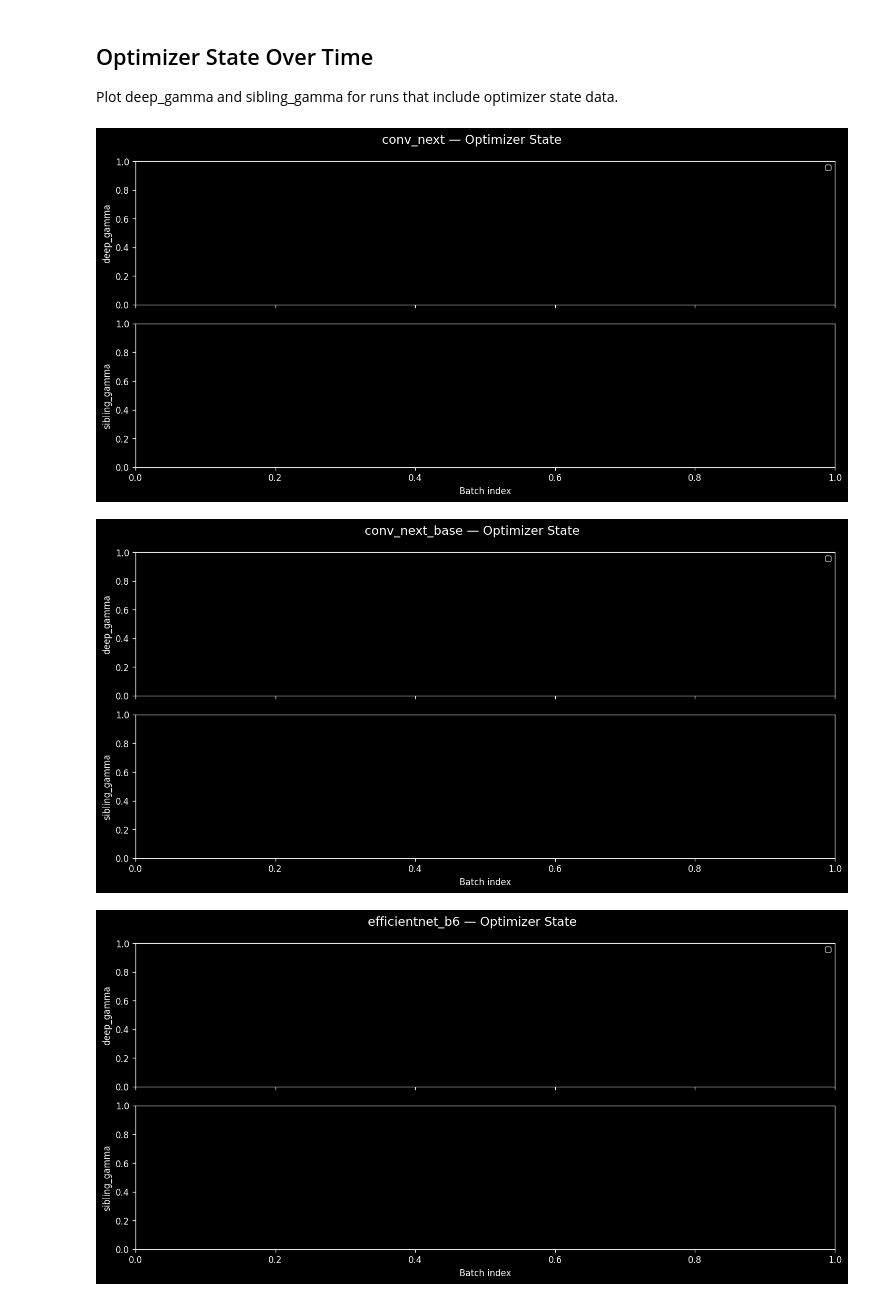
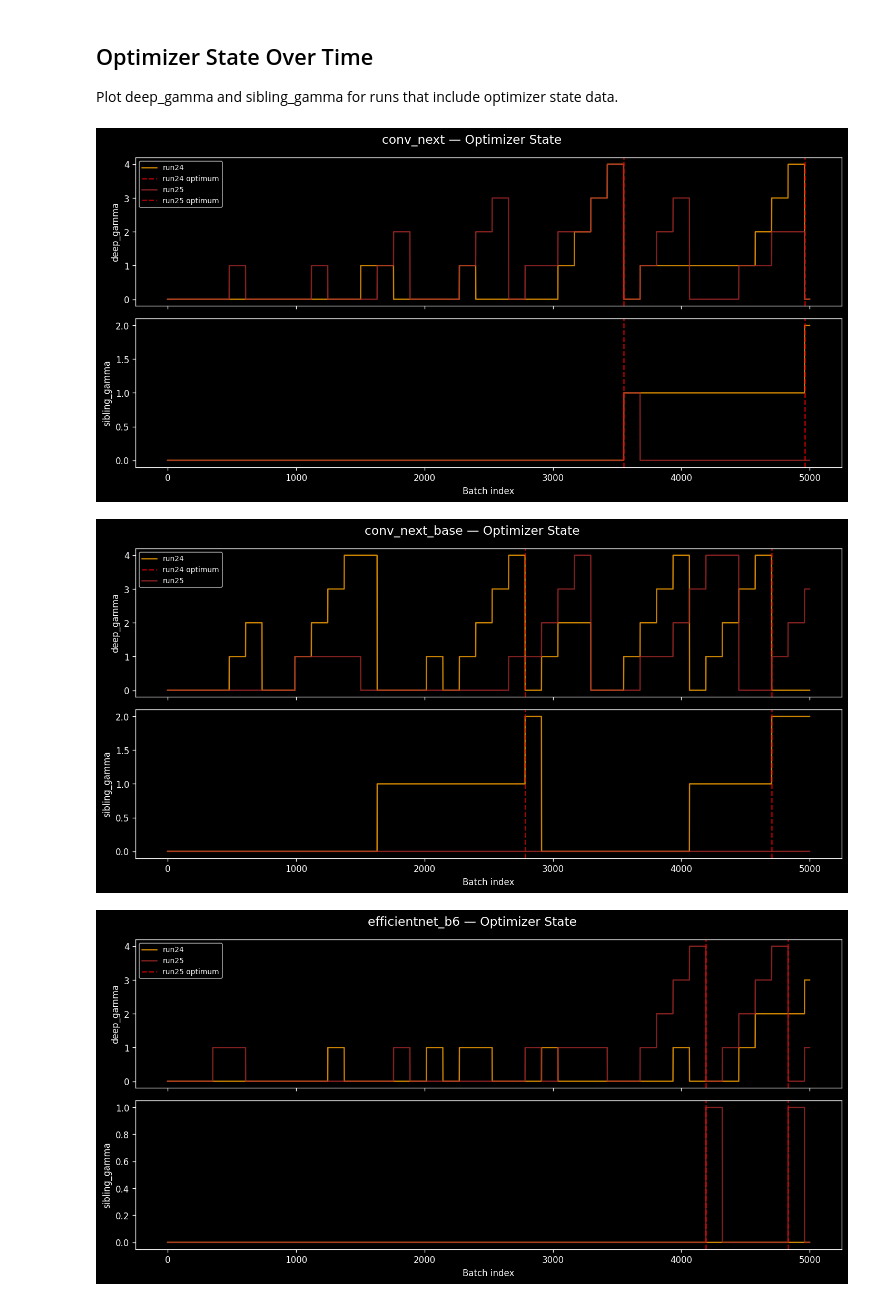
Before and after one commit to AndreiGhita2002/model-runner, a Jupyter notebook: data/graphs.ipynb, the cells around one changed output. Saved outputs shown, nothing was run; the diff lists cells and outputs as text; code cells hidden in the pictures.

```diff
--- a/data/graphs.ipynb
+++ b/data/graphs.ipynb
@@ -33,7 +33,7 @@ SHOW_REBALANCE = False          # show vertical rebalance event lines
 SHOW_OPTIMUM = True             # show optimum markers
 
 # Filter runs and baselines (set to None to load all, or a list like ["run20", "run21"])
-SELECTED_RUNS = ['run22', 'run23']
+SELECTED_RUNS = ['run24', 'run25']
 SELECTED_BASELINES = ['tensor_parallel', 'gpipe_4x8']
 # %%
 # Load data
@@ -109,33 +109,47 @@ Plot deep_gamma and sibling_gamma for runs that include optimizer state data.
 model_names = _collect_model_names(baselines, runs)
 colors = _build_color_map(baselines, runs)
 
 for model in model_names:
     fig, (ax1, ax2) = plt.subplots(2, 1, figsize=(12, 6), sharex=True)
     fig.suptitle(f"{model} — Optimizer State", fontsize=14)
 
     for run_name, run_data in runs.items():
         if model not in run_data["results"]:
             continue
         batches = run_data["results"][model].get("batches", [])
         deep_gamma = [b.get("rebalance", {}).get("deep_gamma") for b in batches]
         sibling_gamma = [b.get("rebalance", {}).get("sibling_gamma") for b in batches]
 
         # Only plot if data exists
         if not any(v is not None for v in deep_gamma):
             continue
 
         xs = range(len(batches))
         color = colors.get(run_name, "white")
         ax1.plot(xs, deep_gamma, color=color, label=run_name, alpha=0.8, markersize=2)
         ax2.plot(xs, sibling_gamma, color=color, label=run_name, alpha=0.8, markersize=2)
 
+        # Vertical lines where optimum is reached
+        optimum_indices = [i for i, b in enumerate(batches)
+                          if b.get("rebalance", {}).get("at_optimum", False)]
+        if optimum_indices:
+            # Find first index of each contiguous optimum block
+            optimum_starts = [optimum_indices[0]]
+            for j in range(1, len(optimum_indices)):
+                if optimum_indices[j] != optimum_indices[j-1] + 1:
+                    optimum_starts.append(optimum_indices[j])
+            for j, idx in enumerate(optimum_starts):
+                label = f"{run_name} optimum" if j == 0 else None
+                ax1.axvline(idx, color="red", linestyle="--", alpha=0.7, linewidth=1.5, label=label)
+                ax2.axvline(idx, color="red", linestyle="--", alpha=0.7, linewidth=1.5)
+
     ax1.set_ylabel("deep_gamma")
     ax1.legend(fontsize="small")
     ax2.set_ylabel("sibling_gamma")
     ax2.set_xlabel("Batch index")
     fig.tight_layout()
     plt.show()
 # %% [output]
-[figure, old version]
+[figure, new version]
-[figure, old version]
+[figure, new version]
-[figure, old version]
+[figure, new version]
```
Also changed, not shown: parts of 5 cells of this notebook, 4 other files.
